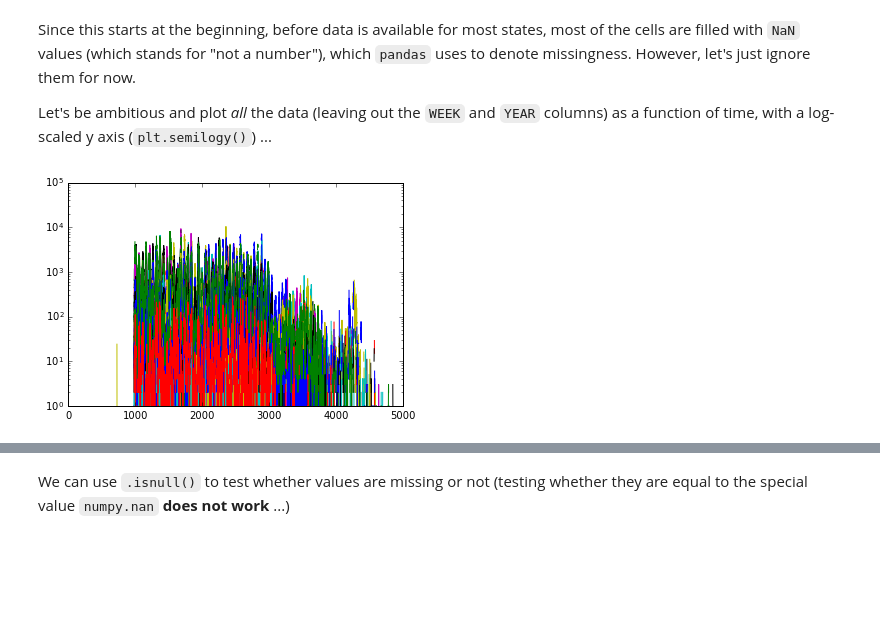
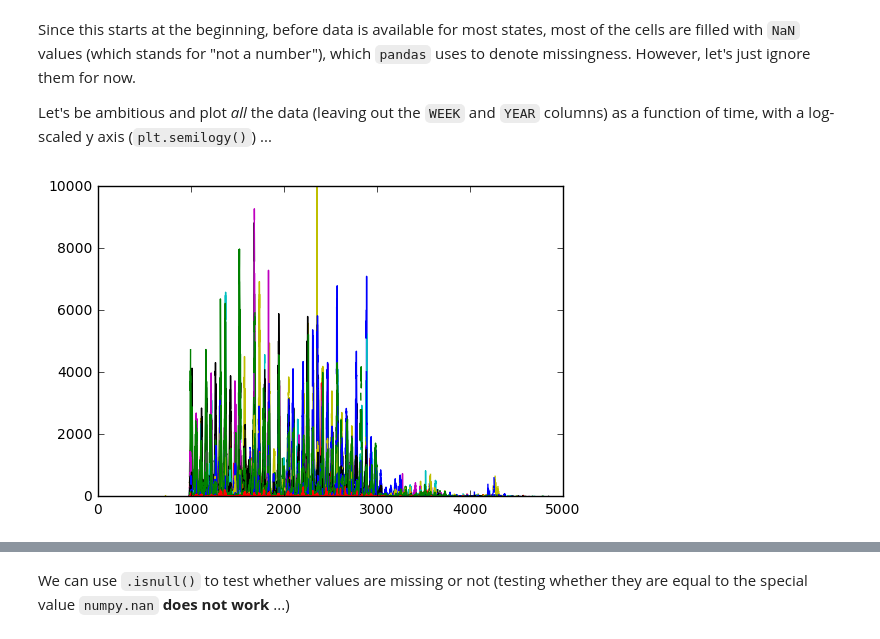
Before and after one commit to bbolker/math1mp, a Jupyter notebook: notes/pandas_intro.ipynb, the cells around one changed output, grey strips where cells are left out. Saved outputs shown, nothing was run; the diff lists cells and outputs as text; code cells hidden in the pictures; blank space fills up the shorter version.

```diff
--- a/notes/pandas_intro.ipynb
+++ b/notes/pandas_intro.ipynb
@@ -99,12 +125,13 @@ Let's be ambitious and plot *all* the data (leaving out the `WEEK` and `YEAR` co
 # %%
 %matplotlib inline
 import matplotlib.pyplot as plt
 fig, ax = plt.subplots()
 all_data = p.loc[:,"ALABAMA":"WYOMING"]
 ## equivalently: all_data=p.drop(["YEAR","WEEK","Unnamed: 61"])
-ax.semilogy(all_data);
+ax.plot(all_data);
+ax.set_ylim((0,10000));
 # %% [output]
-[figure, old version]
+[figure, new version]
 # %%
 import numpy as np
 a = [1,2,3,np.nan,4]  # make a Series containing an NA value
```
Also changed, not shown: parts of 31 cells of this notebook, 8 other files.
